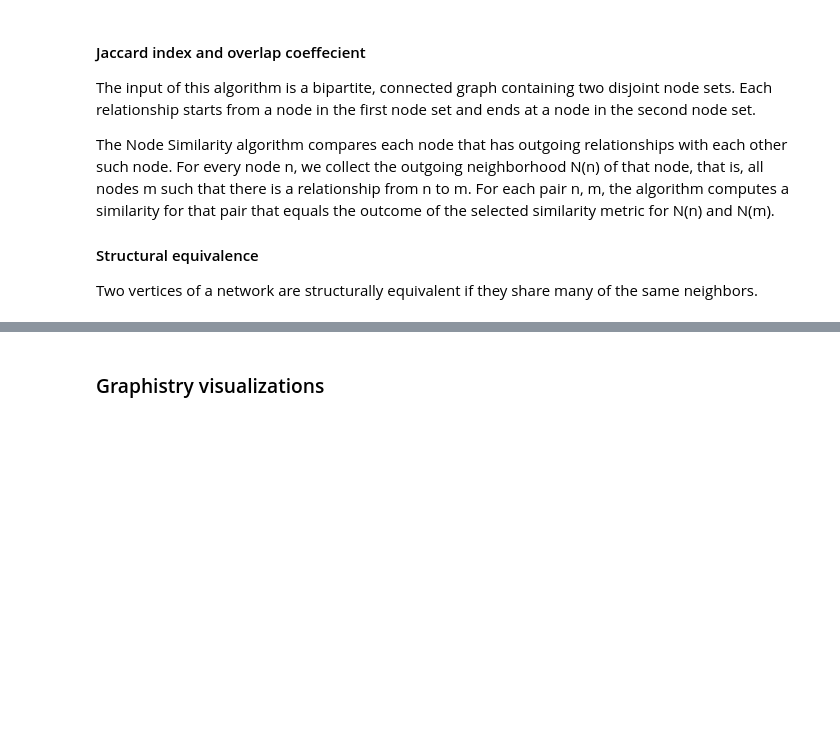
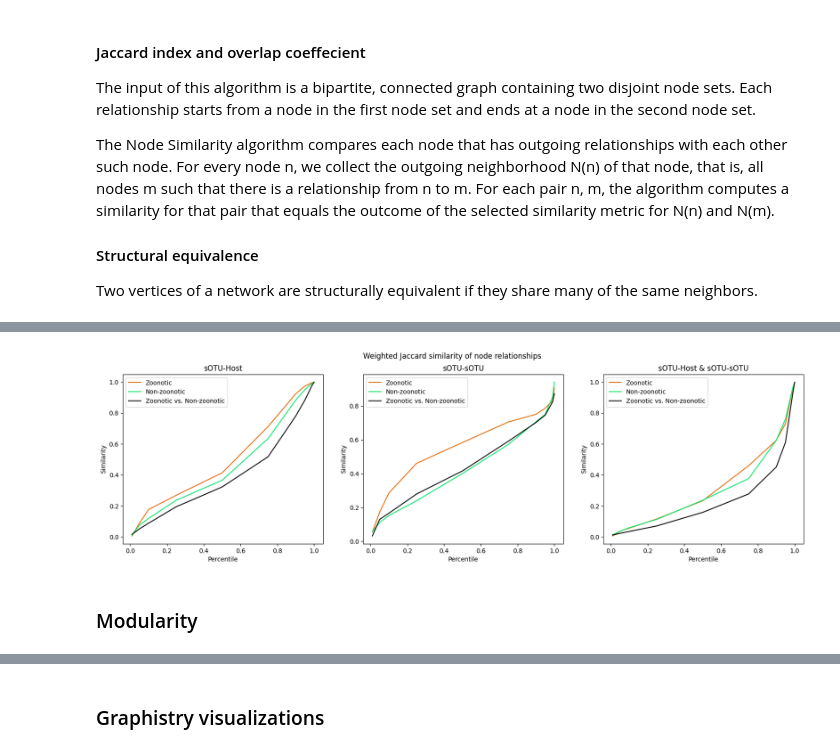
Before and after one commit to serratus-bio/virus-knowledge-graph, a Jupyter notebook: jobs/graph_learning/notebooks/zoonotic-potential.ipynb, the cells around one changed output, grey strips where cells are left out. Drawn from its saved outputs; the diff is of its cells as text; code cells hidden in the pictures; blank space fills up the shorter version.

```diff
--- a/jobs/graph_learning/notebooks/zoonotic-potential.ipynb
+++ b/jobs/graph_learning/notebooks/zoonotic-potential.ipynb
@@ -1649,0 +1870,41 @@ make_similarity_plot(overlap_plot_data, ax[2], 'Overlap')
+# %%
+# 0: 'rgb(10, 228, 108)', 1: 'rgb(228, 108, 10)', 2: 'rgb(108, 10, 228)'
+# 0: '#0ae46c', 1: '#e46c0a', 2: '#6c0ae4'
+
+p_jaccard_similarity_host_only = {'p1': 0.005746975541114807, 'max': 1.00000761449337, 'p5': 0.08823870122432709, 'p90': 0.9235076755285263, 'p50': 0.41297338902950287, 'p95': 0.9739417880773544, 'p10': 0.1764039844274521, 'p75': 0.7122611850500107, 'p99': 0.9958343356847763, 'p25': 0.2681140750646591, 'p100': 1.00000761449337, 'min': 0.002245381474494934, 'mean': 0.48090359146754363, 'stdDev': 0.2760293998087449}
+n_jaccard_similarity_host_only = {'p1': 0.011022180318832397, 'max': 0.9985389411449432, 'p5': 0.07531878352165222, 'p90': 0.8830146491527557, 'p50': 0.3648795783519745, 'p95': 0.9507827460765839, 'p10': 0.11827799677848816, 'p75': 0.6346473395824432, 'p99': 0.9919852912425995, 'p25': 0.23615261912345886, 'p100': 0.9985389411449432, 'min': 0.00622791051864624, 'mean': 0.4369080303008096, 'stdDev': 0.2711233905158068}
+p_n_jaccard_similarity_host_only = {'p1': 0.01602157950401306, 'max': 0.996669739484787, 'p5': 0.05085131525993347, 'p90': 0.7795943915843964, 'p50': 0.3218097388744354, 'p95': 0.8828773200511932, 'p10': 0.08774229884147644, 'p75': 0.5172233283519745, 'p99': 0.9805793464183807, 'p25': 0.19399163126945496, 'p100': 0.996669739484787, 'min': 0.006231039762496948, 'mean': 0.3748081267516384, 'stdDev': 0.24740709688816026}
+jaccard_plot_data_host_only = [
+    (p_jaccard_similarity_host_only, 'Zoonotic', '#e46c0a'),
+    (n_jaccard_similarity_host_only, 'Non-zoonotic', '#0ae46c'),
+    (p_n_jaccard_similarity_host_only, 'Zoonotic vs. Non-zoonotic', '#000'),
+]
+
+p_jaccard_similarity_sotu_only = {'p1': 0.054165005683898926, 'max': 0.9075392484664917, 'p5': 0.17263877391815186, 'p90': 0.7501028776168823, 'p50': 0.5837210416793823, 'p95': 0.7866820096969604, 'p10': 0.2848585844039917, 'p75': 0.7052801847457886, 'p99': 0.8296087980270386, 'p25': 0.4601343870162964, 'p100': 0.9075392484664917, 'min': 0.026867985725402832, 'mean': 0.5558075291935991, 'stdDev': 0.18370200467254424}
+n_jaccard_similarity_sotu_only = {'p1': 0.05706143379211426, 'max': 0.9412534236907959, 'p5': 0.11102509498596191, 'p90': 0.7060353755950928, 'p50': 0.40046095848083496, 'p95': 0.7502553462982178, 'p10': 0.15210223197937012, 'p75': 0.5722577571868896, 'p99': 0.8526952266693115, 'p25': 0.23921561241149902, 'p100': 0.9412534236907959, 'min': 0.04232192039489746, 'mean': 0.41722960442117174, 'stdDev': 0.20646987720373575}
+p_n_jaccard_similarity_sotu_only = {'p1': 0.03186643123626709, 'max': 0.872817873954773, 'p5': 0.1296156644821167, 'p90': 0.7020148038864136, 'p50': 0.41569697856903076, 'p95': 0.7453917264938354, 'p10': 0.16594016551971436, 'p75': 0.5914419889450073, 'p99': 0.823470950126648, 'p25': 0.279107928276062, 'p100': 0.872817873954773, 'min': 0.020538926124572754, 'mean': 0.4307994091303867, 'stdDev': 0.19766603872655455}
+jaccard_plot_data_sotu_only = [
+    (p_jaccard_similarity_sotu_only, 'Zoonotic', '#e46c0a'),
+    (n_jaccard_similarity_sotu_only, 'Non-zoonotic', '#0ae46c'),
+    (p_n_jaccard_similarity_sotu_only, 'Zoonotic vs. Non-zoonotic',  '#000'),
+]
+
+p_jaccard_similarity = {'p1': 0.006226286292076111, 'p5': 0.03683541715145111, 'max': 0.9996871799230576, 'p90': 0.6231613010168076, 'p50': 0.233213409781456, 'p95': 0.7315406650304794, 'p10': 0.05585525929927826, 'p75': 0.45966337621212006, 'p99': 0.9601096957921982, 'p100': 0.9996871799230576, 'p25': 0.11555241048336029, 'min': 0.0021107345819473267, 'mean': 0.29964364775062835, 'stdDev': 0.22793904866475345}
+n_jaccard_similarity = {'p1': 0.013945013284683228, 'p5': 0.035666435956954956, 'max': 0.9985389411449432, 'p90': 0.6230315864086151, 'p50': 0.23678013682365417, 'p95': 0.760768860578537, 'p10': 0.05910870432853699, 'p75': 0.375881165266037, 'p99': 0.9635772407054901, 'p100': 0.9985389411449432, 'p25': 0.1126541793346405, 'min': 0.005196064710617065, 'mean': 0.2851334099903054, 'stdDev': 0.22294227675603484 }
+p_n_jaccard_similarity = {'p1': 0.011814743280410767, 'p5': 0.02298399806022644, 'max': 0.996669739484787, 'p90': 0.4509677588939667, 'p50': 0.158199280500412, 'p95': 0.6104812324047089, 'p10': 0.03470847010612488, 'p75': 0.27733609080314636, 'p99': 0.9284133613109589, 'p100': 0.996669739484787, 'p25': 0.07020518183708191, 'min': 0.0050831139087677, 'mean': 0.20835609805284055, 'stdDev': 0.18820419924207862}
+jaccard_plot_data = [
+    (p_jaccard_similarity, 'Zoonotic', '#e46c0a'),
+    (n_jaccard_similarity, 'Non-zoonotic', '#0ae46c'),
+    (p_n_jaccard_similarity, 'Zoonotic vs. Non-zoonotic', '#000'),
+]
+
+fig, ax = plt.subplots(1, 3, figsize=(20, 5))
+fig.suptitle(f"Weighted Jaccard similarity of node relationships")
+
+make_similarity_plot(jaccard_plot_data_host_only, ax[0], 'sOTU-Host')
+make_similarity_plot(jaccard_plot_data_sotu_only, ax[1], 'sOTU-sOTU')
+make_similarity_plot(jaccard_plot_data, ax[2], 'sOTU-Host & sOTU-sOTU')
+# %% [output]
+[figure, added]
+# %% [markdown]
+### Modularity
```
Also changed, not shown: parts of 32 cells of this notebook.
